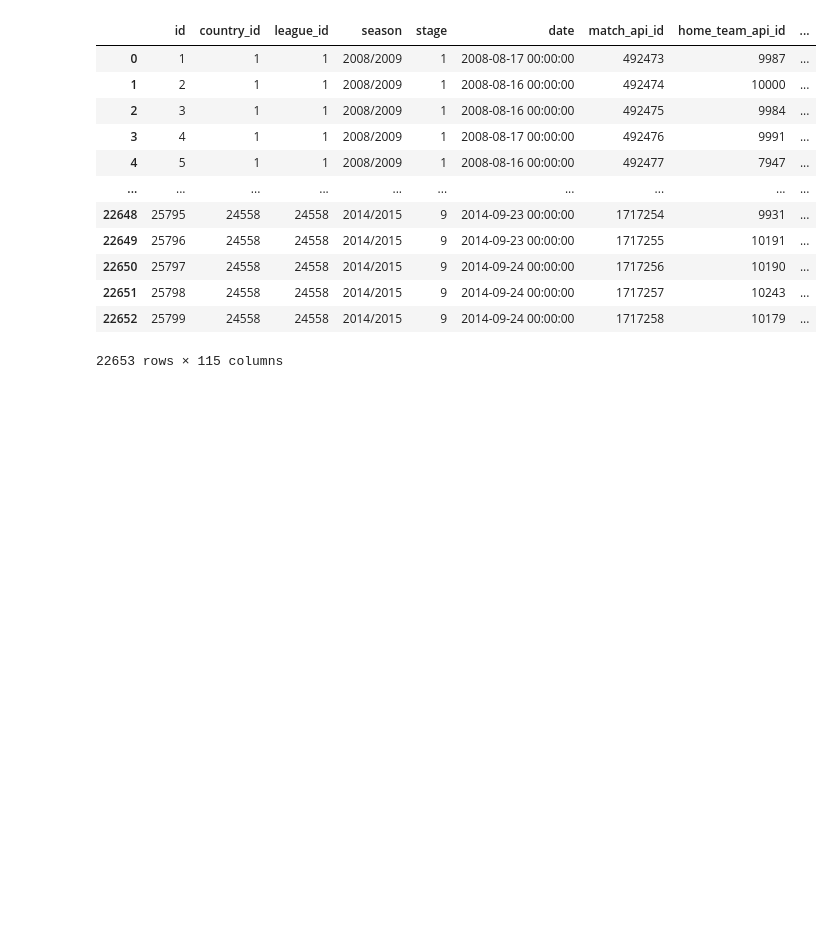
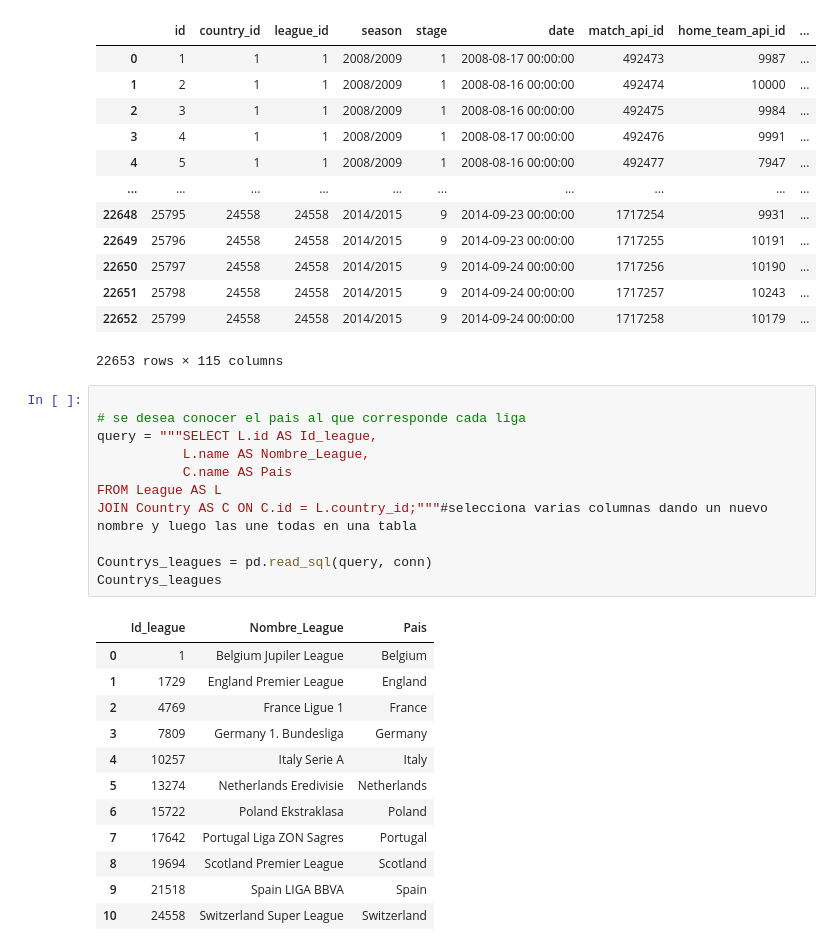
Before and after one commit to ludeon852/Talentotech, a Jupyter notebook: Taller_Sql.ipynb, the cells around one changed output. Drawn from its saved outputs; the diff is of its cells as text; blank space fills up the shorter version.

```diff
--- a/Taller_Sql.ipynb
+++ b/Taller_Sql.ipynb
@@ -291,3 +291,27 @@ stages1
 | 22651 | 25798 | 24558 | 24558 | 2014/2015 | 9 | 2014-09-24 00:00:00 | 1717257 | 10243 | ... |
 | 22652 | 25799 | 24558 | 24558 | 2014/2015 | 9 | 2014-09-24 00:00:00 | 1717258 | 10179 | ... |
 22653 rows × 115 columns
+# %%
+
+# se desea conocer el pais al que corresponde cada liga
+query = """SELECT L.id AS Id_league,
+           L.name AS Nombre_League,
+           C.name AS Pais
+FROM League AS L
+JOIN Country AS C ON C.id = L.country_id;"""#selecciona varias columnas dando un nuevo nombre y luego las une todas en una tabla
+
+Countrys_leagues = pd.read_sql(query, conn)
+Countrys_leagues
+# %% [output]
+|  | Id_league | Nombre_League | Pais |
+| 0 | 1 | Belgium Jupiler League | Belgium |
+| 1 | 1729 | England Premier League | England |
+| 2 | 4769 | France Ligue 1 | France |
+| 3 | 7809 | Germany 1. Bundesliga | Germany |
+| 4 | 10257 | Italy Serie A | Italy |
+| 5 | 13274 | Netherlands Eredivisie | Netherlands |
+| 6 | 15722 | Poland Ekstraklasa | Poland |
+| 7 | 17642 | Portugal Liga ZON Sagres | Portugal |
+| 8 | 19694 | Scotland Premier League | Scotland |
+| 9 | 21518 | Spain LIGA BBVA | Spain |
+| 10 | 24558 | Switzerland Super League | Switzerland |
```
Also changed, not shown: parts of 1 cell of this notebook.
